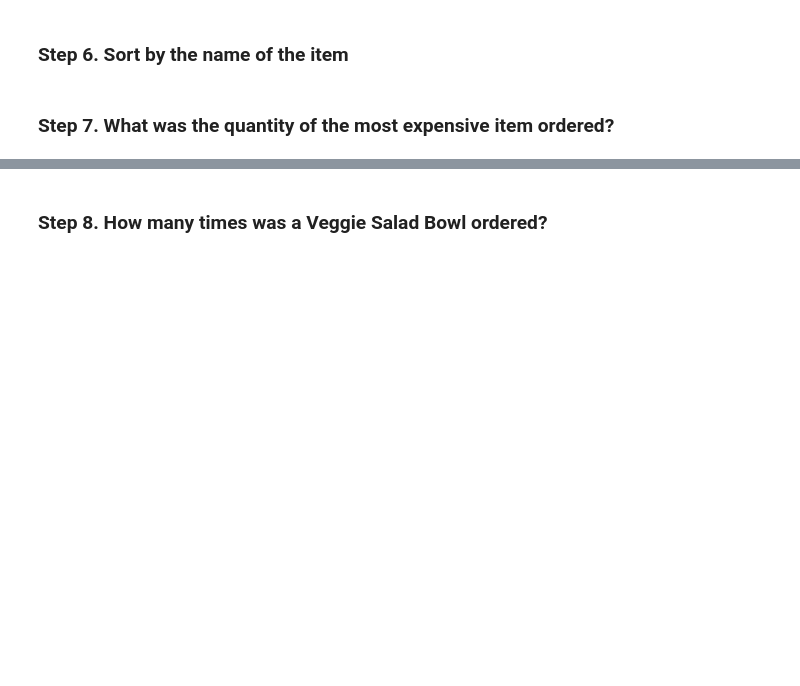
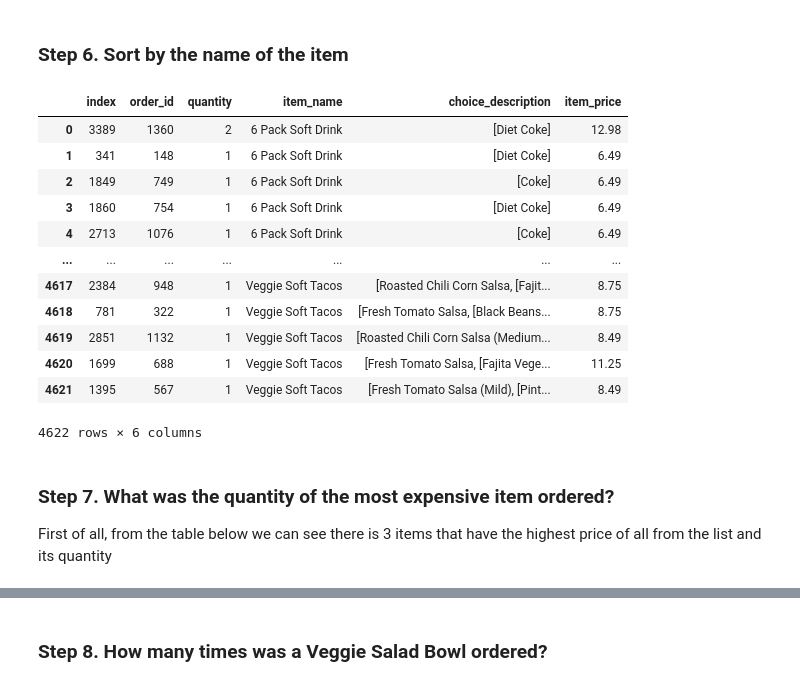
Before and after one commit to drshahizan/HPDP, a Jupyter notebook: lab/submission/Pergolakan/lab1d.ipynb, the cells around one changed output, grey strips where cells are left out. Drawn from its saved outputs; the diff is of its cells as text; code cells hidden in the pictures; blank space fills up the shorter version.

```diff
--- a/lab/submission/Pergolakan/lab1d.ipynb
+++ b/lab/submission/Pergolakan/lab1d.ipynb
@@ -9,2 +13,5 @@ Please use the [**Chipotle Sales dataset**](https://raw.githubusercontent.com/dr
 # %% [markdown]
 ### Step 3. Assign it to a variable called chipo.
+# %%
+chipo = pd.read_table('https://raw.githubusercontent.com/justmarkham/DAT8/master/data/chipotle.tsv')
+chipo
@@ -12,0 +36,6 @@ Please use the [**Chipotle Sales dataset**](https://raw.githubusercontent.com/dr
+# %%
+chipo['item_price'] = chipo['item_price'].str.replace('$', '')
+chipo['item_price'] = chipo['item_price'].astype(float)
+ip = np.count_nonzero(chipo['item_price'] > 10.00)
+
+print("There is {} quantity of products that are more than $10.00.".format(ip))
@@ -16,4 +67,23 @@ Please use the [**Chipotle Sales dataset**](https://raw.githubusercontent.com/dr
 # %% [markdown]
 ### Step 6. Sort by the name of the item
+# %%
+sortitem = chipo
+sortitem.sort_values(by='item_name').reset_index()
+# %% [output]
+|  | index | order_id | quantity | item_name | choice_description | item_price |
+| 0 | 3389 | 1360 | 2 | 6 Pack Soft Drink | [Diet Coke] | 12.98 |
+| 1 | 341 | 148 | 1 | 6 Pack Soft Drink | [Diet Coke] | 6.49 |
+| 2 | 1849 | 749 | 1 | 6 Pack Soft Drink | [Coke] | 6.49 |
+| 3 | 1860 | 754 | 1 | 6 Pack Soft Drink | [Diet Coke] | 6.49 |
+| 4 | 2713 | 1076 | 1 | 6 Pack Soft Drink | [Coke] | 6.49 |
+| ... | ... | ... | ... | ... | ... | ... |
+| 4617 | 2384 | 948 | 1 | Veggie Soft Tacos | [Roasted Chili Corn Salsa, [Fajit... | 8.75 |
+| 4618 | 781 | 322 | 1 | Veggie Soft Tacos | [Fresh Tomato Salsa, [Black Beans... | 8.75 |
+| 4619 | 2851 | 1132 | 1 | Veggie Soft Tacos | [Roasted Chili Corn Salsa (Medium... | 8.49 |
+| 4620 | 1699 | 688 | 1 | Veggie Soft Tacos | [Fresh Tomato Salsa, [Fajita Vege... | 11.25 |
+| 4621 | 1395 | 567 | 1 | Veggie Soft Tacos | [Fresh Tomato Salsa (Mild), [Pint... | 8.49 |
+4622 rows × 6 columns
 # %% [markdown]
 ### Step 7. What was the quantity of the most expensive item ordered?
+
+First of all, from the table below we can see there is 3 items that have the highest price of all from the list and its quantity
```
Also changed, not shown: parts of 15 cells of this notebook.
